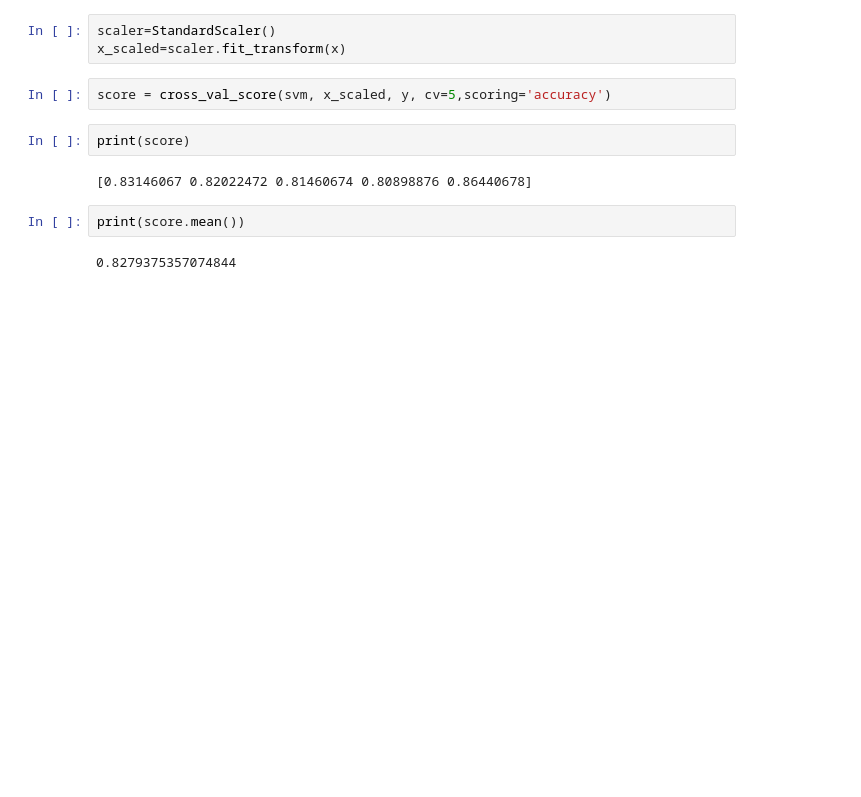
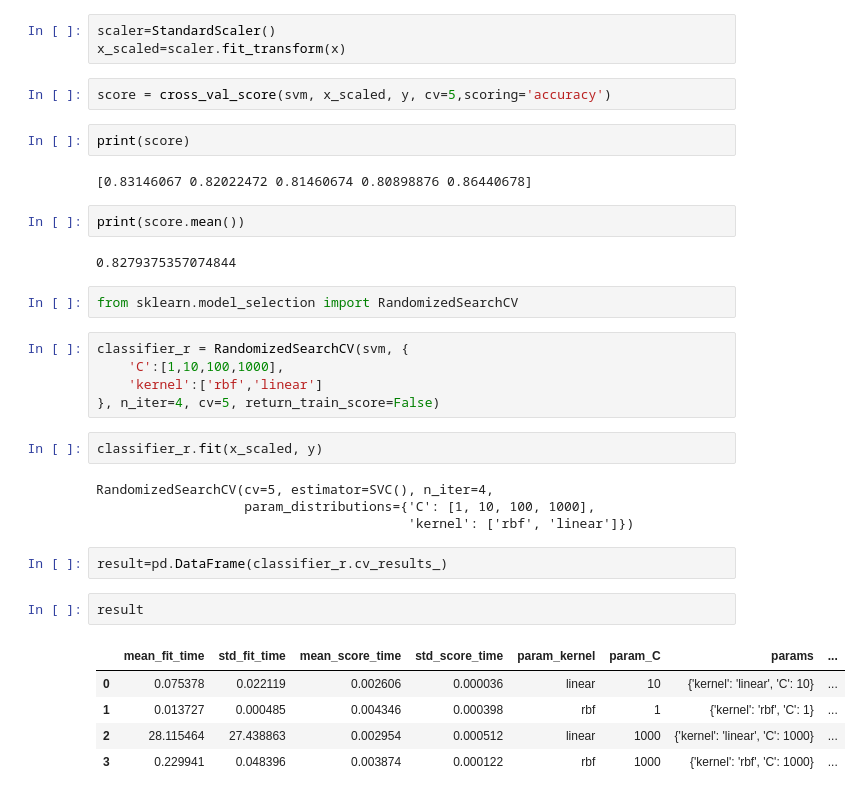
Before and after one commit to soup511/ML, a Jupyter notebook: titanic.ipynb, the cells around one changed output. Drawn from its saved outputs; the diff is of its cells as text; blank space fills up the shorter version.

```diff
--- a/titanic.ipynb
+++ b/titanic.ipynb
@@ -368,3 +368,26 @@ print(score)
 print(score.mean())
 # %% [output]
 0.8279375357074844
+# %%
+from sklearn.model_selection import RandomizedSearchCV
+# %%
+classifier_r = RandomizedSearchCV(svm, {
+    'C':[1,10,100,1000],
+    'kernel':['rbf','linear']
+}, n_iter=4, cv=5, return_train_score=False)
+# %%
+classifier_r.fit(x_scaled, y)
+# %% [output]
+RandomizedSearchCV(cv=5, estimator=SVC(), n_iter=4,
+                   param_distributions={'C': [1, 10, 100, 1000],
+                                        'kernel': ['rbf', 'linear']})
+# %%
+result=pd.DataFrame(classifier_r.cv_results_)
+# %%
+result
+# %% [output]
+|  | mean_fit_time | std_fit_time | mean_score_time | std_score_time | param_kernel | param_C | params | ... |
+| 0 | 0.075378 | 0.022119 | 0.002606 | 0.000036 | linear | 10 | {'kernel': 'linear', 'C': 10} | ... |
+| 1 | 0.013727 | 0.000485 | 0.004346 | 0.000398 | rbf | 1 | {'kernel': 'rbf', 'C': 1} | ... |
+| 2 | 28.115464 | 27.438863 | 0.002954 | 0.000512 | linear | 1000 | {'kernel': 'linear', 'C': 1000} | ... |
+| 3 | 0.229941 | 0.048396 | 0.003874 | 0.000122 | rbf | 1000 | {'kernel': 'rbf', 'C': 1000} | ... |
```
Also changed, not shown: parts of 4 cells of this notebook.
